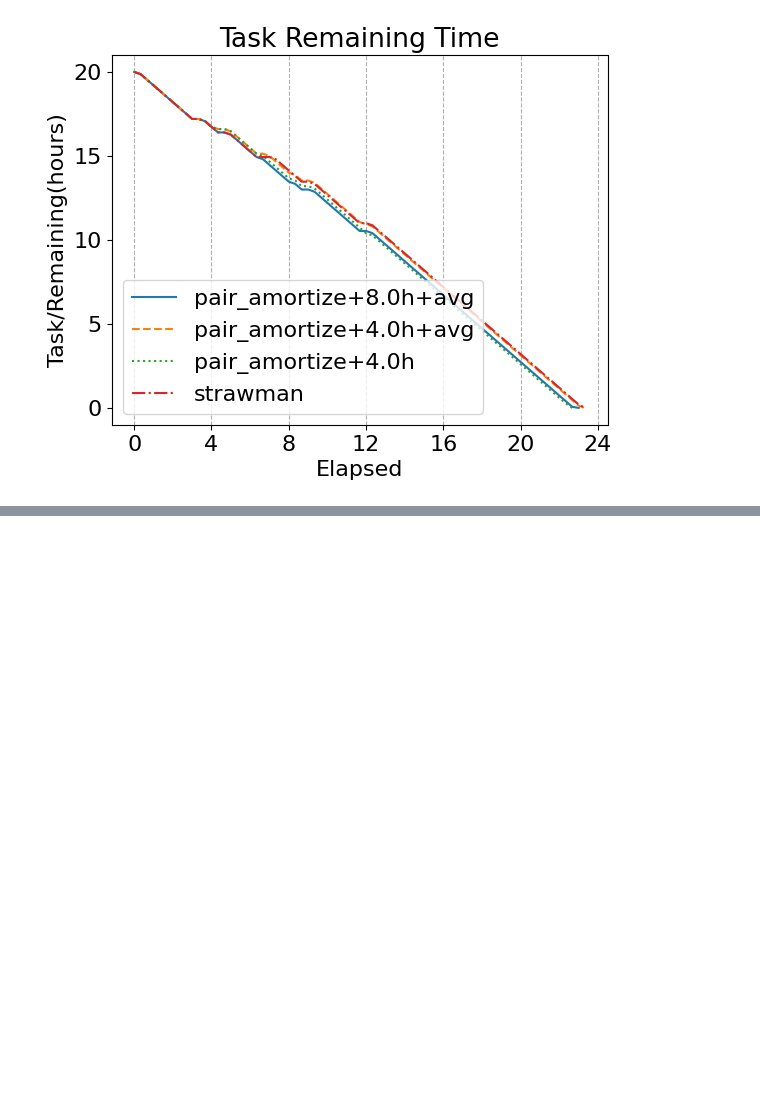
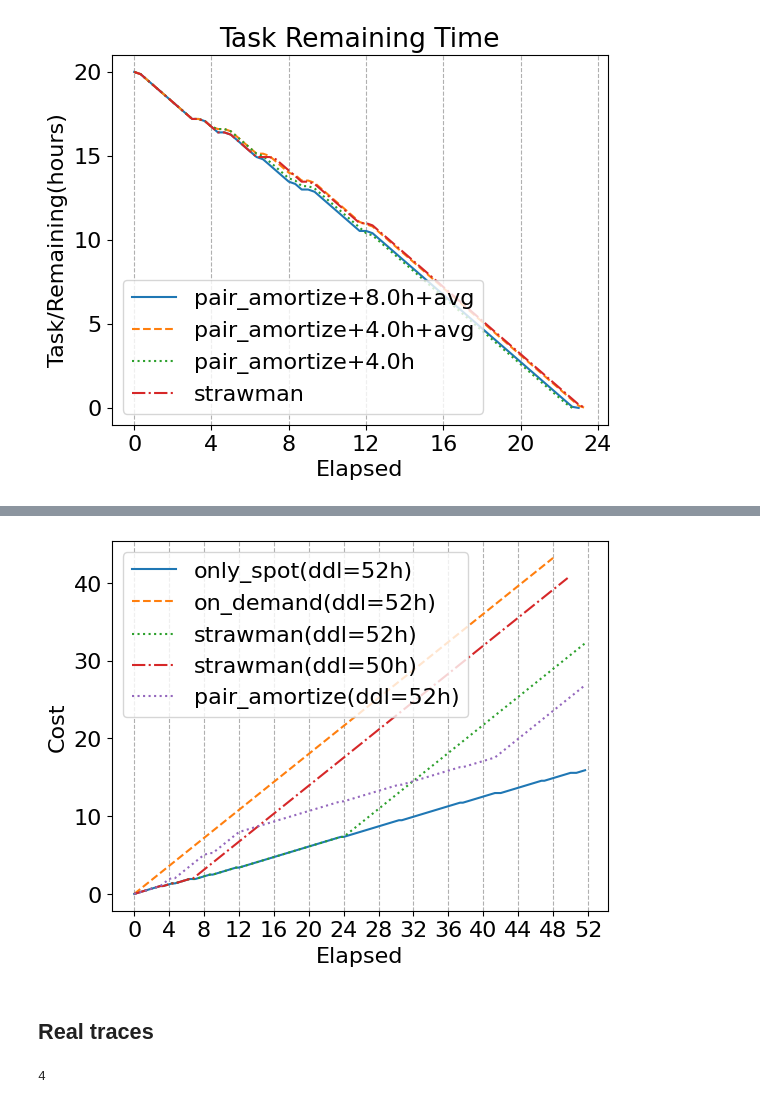
Before and after one commit to Michaelvll/skypilot-spot-strategy, a Jupyter notebook: scripts/plot.ipynb, the cells around one changed output, grey strips where cells are left out. Cells and saved outputs as stored; diff of their text form; code cells hidden in the pictures; blank space fills up the shorter version.

```diff
--- a/scripts/plot.ipynb
+++ b/scripts/plot.ipynb
@@ -21,11 +21,11 @@ NOT_TAGS = ['hidden']
 DDLS = {20, 20.4, 23, 24}
 STRATEGIES = ['strawman']
 
-def filter_runs(tags, ddls, strategies):
+def filter_runs(tags, ddls, strategies, task_durations=[20], trace_names=['1.json']):
     filters = {
-        'env_metadata': lambda x: x['name'] == 'trace' and 'trace_file' in x and '/1.json' in x['trace_file'],
+        'env_metadata': lambda x: x['name'] == 'trace' and 'trace_file' in x and any(name in x['trace_file'] for name in trace_names),
         'strategy_metadata': lambda x: x['name'] in strategies,
-        'task_duration_hours': lambda x: x == 20,
+        'task_duration_hours': lambda x: x in task_durations,
         'deadline_hours': lambda x: x in ddls,
     }
 
@@ -51,6 +51,4 @@ def filter_runs(tags, ddls, strategies):
                 if filter_run(run):
                     run_dfs.append((run, df))
     return sorted(run_dfs, key=lambda x: x[0].config['deadline_hours'], reverse=True)
-
-run_dfs = filter_runs(TAGS, DDLS, STRATEGIES)
 # %% [output]
@@ -198,0 +231,18 @@ ax[0].grid(True, which='major', axis='x', linestyle='--')
+# %%
+fig, ax = plot_y(run_dfs, y_name='Cost', is_step_plot=False, show_detailed_config=False, show_ddl=True)
+ax[0].set_xticks(list(range(0, 53, 4)))
+ax[0].grid(True, which='major', axis='x', linestyle='--')
+# %% [output]
+[figure, added]
+# %% [markdown]
+## Real traces
+# %%
+TAGS = []
+NOT_TAGS = ['hidden']
+DDLS = [52]
+STRATEGIES = ['only_spot', 'on_demand', 'strawman', 'pair_amortize']
+run_dfs = filter_runs(TAGS, DDLS, STRATEGIES, task_durations=[48], trace_names=['1k80us'])
+print(len(run_dfs))
+run_dfs = sorted(run_dfs, key=lambda x: STRATEGIES.index(x[0].config['strategy_metadata']['name']))
+# %% [output]
+4
```
Also changed, not shown: parts of 8 cells of this notebook, 5 other files.
